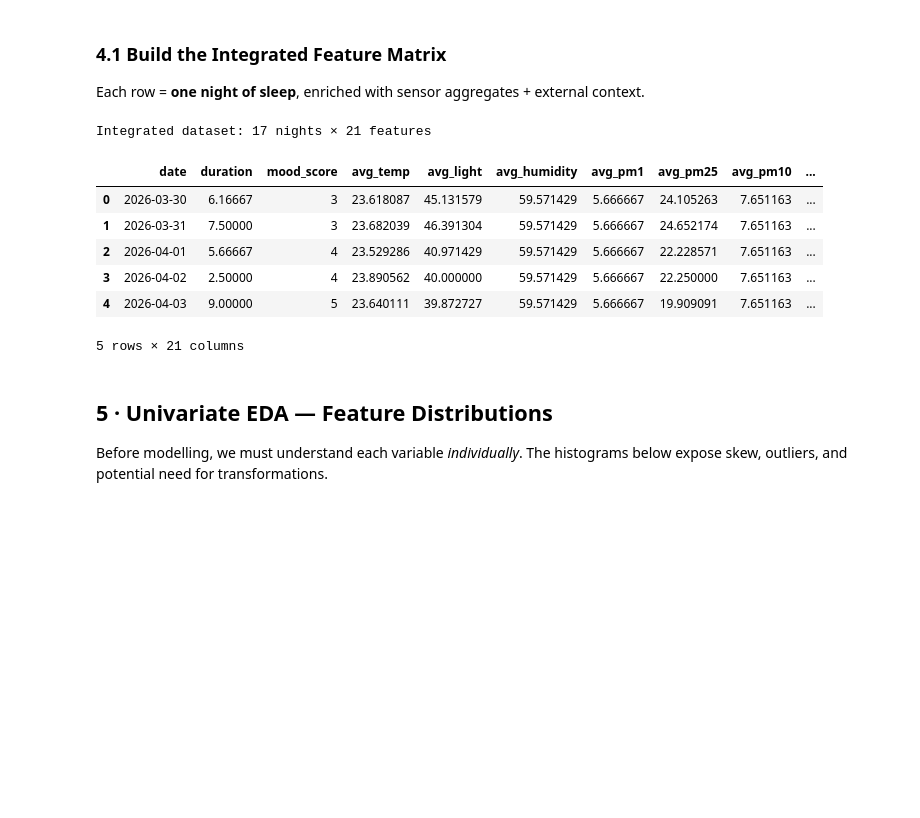
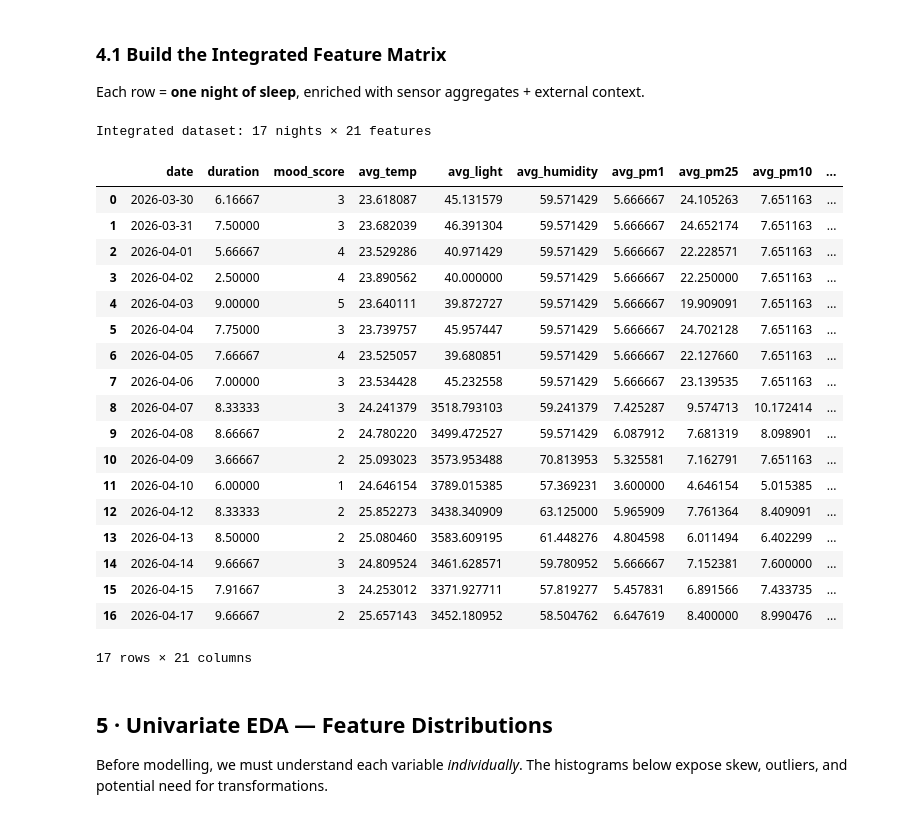
Before and after one commit to MTPeraya/IndirectSleepQualityEstimation, a Jupyter notebook: DataAnalytics/sleep_analytics.ipynb, the cells around one changed output. Saved outputs shown, nothing was run; the diff lists cells and outputs as text; code cells hidden in the pictures; blank space fills up the shorter version.

```diff
--- a/DataAnalytics/sleep_analytics.ipynb
+++ b/DataAnalytics/sleep_analytics.ipynb
@@ -270,35 +270,47 @@ for _, night in logs.iterrows():
         'avg_pm1':           s['pm1_0'].mean(),
         'avg_pm25':          s['pm2_5'].mean(),
         'avg_pm10':          s['pm10'].mean(),
         # Disturbance totals
         'noise_peaks':       d['noise_count'].sum()      if not d.empty else 0,
         'vibration_spikes':  d['vibration_count'].sum()   if not d.empty else 0,
         'sound_peak_max':    d['sound_peak'].max()        if not d.empty else 0,
     }
     records.append(record)
 
 df = pd.DataFrame(records)
 df['date'] = pd.to_datetime(df['date']).dt.date
 
 # Merge external
 for ext, label in [(dw, 'weather'), (da, 'aqi'), (dm, 'moon'), (ds, 'sun')]:
     df = df.merge(ext, left_on='date', right_on='_date', how='left').drop(columns='_date', errors='ignore')
 
 # Fill remaining NaNs with column medians (only numeric)
 num_cols = df.select_dtypes(include=[np.number]).columns
 df[num_cols] = df[num_cols].fillna(df[num_cols].median())
 
 print(f"Integrated dataset: {df.shape[0]} nights × {df.shape[1]} features")
-display(df.head())
+display(df.head(17))
 # %% [output]
 Integrated dataset: 17 nights × 21 features
 |  | date | duration | mood_score | avg_temp | avg_light | avg_humidity | avg_pm1 | avg_pm25 | avg_pm10 | ... |
 | 0 | 2026-03-30 | 6.16667 | 3 | 23.618087 | 45.131579 | 59.571429 | 5.666667 | 24.105263 | 7.651163 | ... |
 | 1 | 2026-03-31 | 7.50000 | 3 | 23.682039 | 46.391304 | 59.571429 | 5.666667 | 24.652174 | 7.651163 | ... |
 | 2 | 2026-04-01 | 5.66667 | 4 | 23.529286 | 40.971429 | 59.571429 | 5.666667 | 22.228571 | 7.651163 | ... |
 | 3 | 2026-04-02 | 2.50000 | 4 | 23.890562 | 40.000000 | 59.571429 | 5.666667 | 22.250000 | 7.651163 | ... |
 | 4 | 2026-04-03 | 9.00000 | 5 | 23.640111 | 39.872727 | 59.571429 | 5.666667 | 19.909091 | 7.651163 | ... |
+| 5 | 2026-04-04 | 7.75000 | 3 | 23.739757 | 45.957447 | 59.571429 | 5.666667 | 24.702128 | 7.651163 | ... |
+| 6 | 2026-04-05 | 7.66667 | 4 | 23.525057 | 39.680851 | 59.571429 | 5.666667 | 22.127660 | 7.651163 | ... |
+| 7 | 2026-04-06 | 7.00000 | 3 | 23.534428 | 45.232558 | 59.571429 | 5.666667 | 23.139535 | 7.651163 | ... |
+| 8 | 2026-04-07 | 8.33333 | 3 | 24.241379 | 3518.793103 | 59.241379 | 7.425287 | 9.574713 | 10.172414 | ... |
+| 9 | 2026-04-08 | 8.66667 | 2 | 24.780220 | 3499.472527 | 59.571429 | 6.087912 | 7.681319 | 8.098901 | ... |
+| 10 | 2026-04-09 | 3.66667 | 2 | 25.093023 | 3573.953488 | 70.813953 | 5.325581 | 7.162791 | 7.651163 | ... |
+| 11 | 2026-04-10 | 6.00000 | 1 | 24.646154 | 3789.015385 | 57.369231 | 3.600000 | 4.646154 | 5.015385 | ... |
+| 12 | 2026-04-12 | 8.33333 | 2 | 25.852273 | 3438.340909 | 63.125000 | 5.965909 | 7.761364 | 8.409091 | ... |
+| 13 | 2026-04-13 | 8.50000 | 2 | 25.080460 | 3583.609195 | 61.448276 | 4.804598 | 6.011494 | 6.402299 | ... |
+| 14 | 2026-04-14 | 9.66667 | 3 | 24.809524 | 3461.628571 | 59.780952 | 5.666667 | 7.152381 | 7.600000 | ... |
+| 15 | 2026-04-15 | 7.91667 | 3 | 24.253012 | 3371.927711 | 57.819277 | 5.457831 | 6.891566 | 7.433735 | ... |
+| 16 | 2026-04-17 | 9.66667 | 2 | 25.657143 | 3452.180952 | 58.504762 | 6.647619 | 8.400000 | 8.990476 | ... |
-5 rows × 21 columns
+17 rows × 21 columns
 # %% [markdown]
 ## 5 · Univariate EDA — Feature Distributions
 
```
Also changed, not shown: parts of 16 cells of this notebook, 4 other files.
